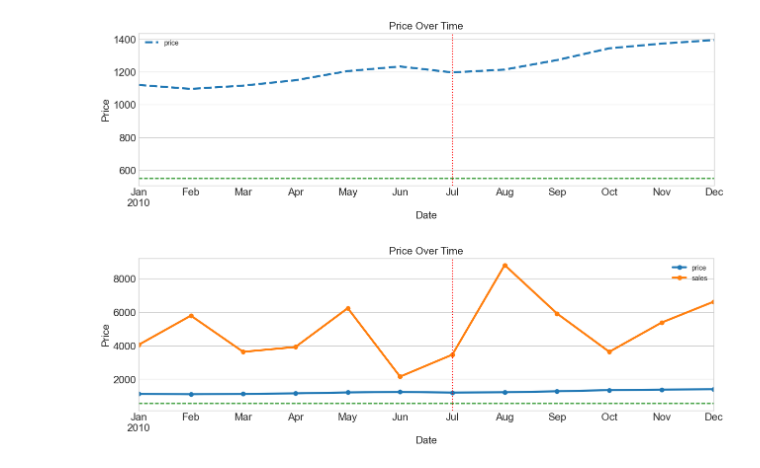
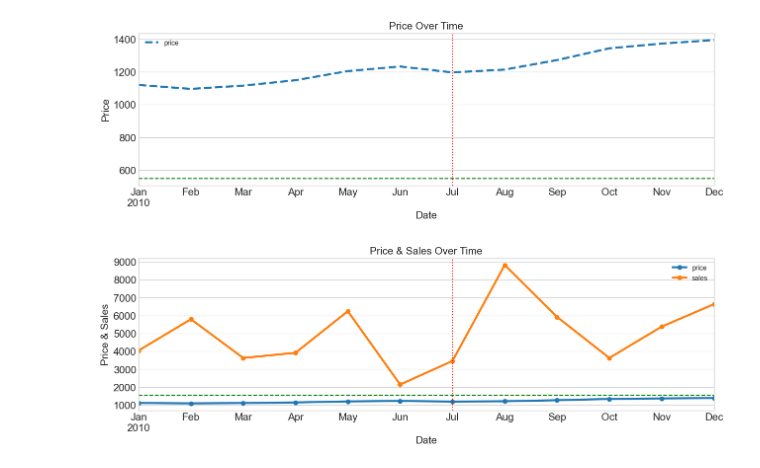
Before and after one commit to sachin5031/Python_Data_Visualization, a Jupyter notebook: TimeSeriesPlotting.ipynb, the cells around one changed output. Saved outputs shown, nothing was run; the diff lists cells and outputs as text; code cells hidden in the pictures.

```diff
--- a/TimeSeriesPlotting.ipynb
+++ b/TimeSeriesPlotting.ipynb
@@ -109,11 +109,11 @@ plt.show()
 # %%
 date_subset=df['2010-01-01':'2010-12-01']
 date_subset.plot(figsize=(15,4),linewidth=3,fontsize=15,marker='o')
 plt.xlabel("Date",fontsize=15)
-plt.ylabel("Price",fontsize=15)
-plt.title("Price Over Time",fontsize=15)
+plt.ylabel("Price & Sales",fontsize=15)
+plt.title("Price & Sales Over Time",fontsize=15)
 plt.axvline('2010-07-01',color='r',linestyle=":")
-plt.axhline(550,color='g',linestyle="--")
+plt.axhline(1550,color='g',linestyle="--")
 plt.show()
 # %% [output]
-[figure, old version]
+[figure, new version]
```
Also changed, not shown: parts of 2 cells of this notebook, 1 other file.
